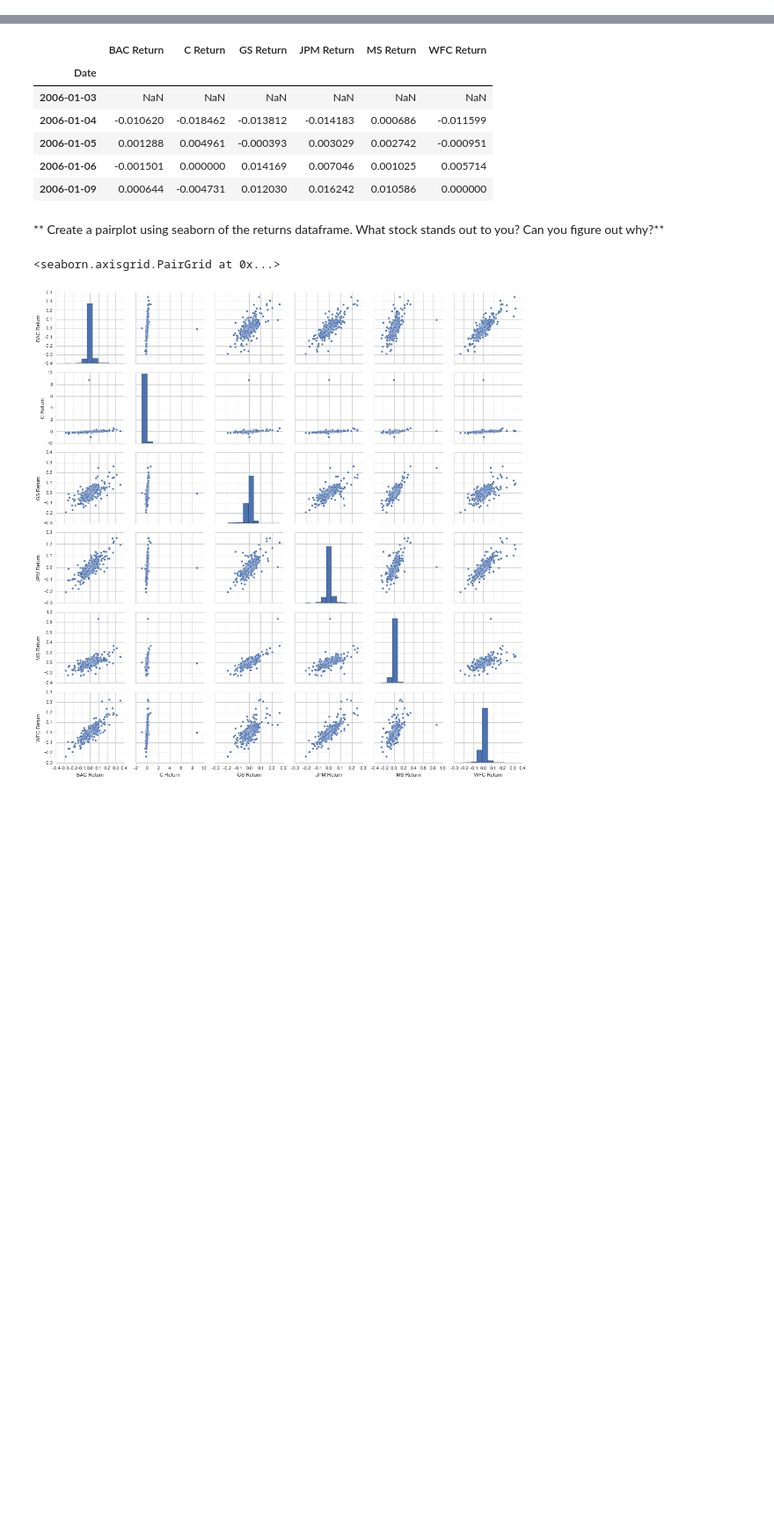
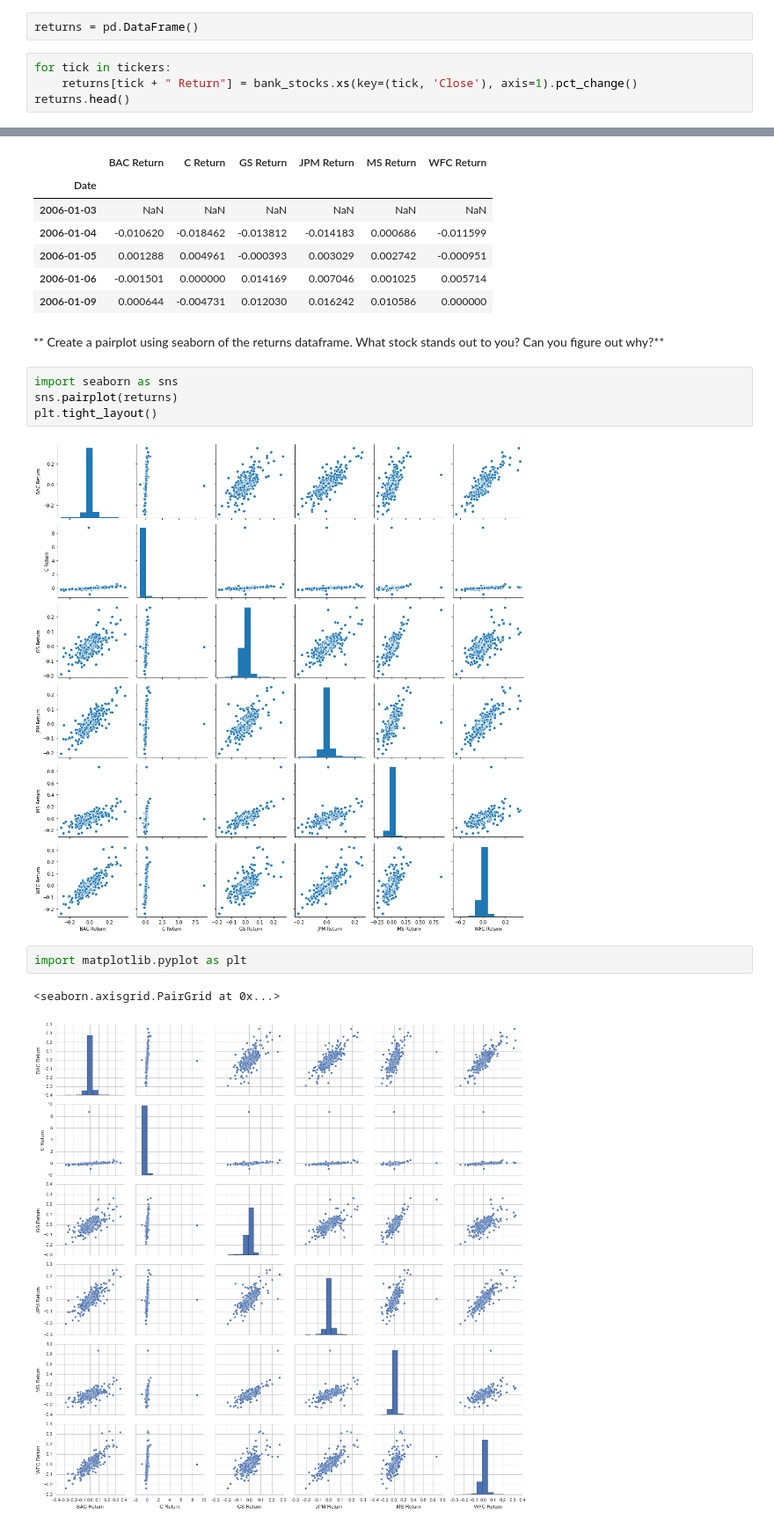
Before and after one commit to ethanhowang/DataLearning, a Jupyter notebook: Bootcamps/10-Data-Capstone-Projects/03-Finance Project.ipynb, the cells around one changed output, grey strips where cells are left out. Shown at 88% size. Drawn from its saved outputs; the diff is of its cells as text; blank space fills up the shorter version.

```diff
--- a/Bootcamps/10-Data-Capstone-Projects/03-Finance Project.ipynb
+++ b/Bootcamps/10-Data-Capstone-Projects/03-Finance Project.ipynb
@@ -222,0 +231,6 @@ bank_stocks.xs(key=('BAC','Close'), axis=1).iloc[0]
+# %%
+returns = pd.DataFrame()
+# %%
+for tick in tickers:
+    returns[tick + " Return"] = bank_stocks.xs(key=(tick, 'Close'), axis=1).pct_change()
+returns.head()
@@ -233,6 +255,14 @@ bank_stocks.xs(key=('BAC','Close'), axis=1).iloc[0]
 | 2006-01-09 | 0.000644 | -0.004731 | 0.012030 | 0.016242 | 0.010586 | 0.000000 |
 # %% [markdown]
 ** Create a pairplot using seaborn of the returns dataframe. What stock stands out to you? Can you figure out why?**
+# %%
+import seaborn as sns
+sns.pairplot(returns)
+plt.tight_layout()
+# %% [output]
+[figure, added]
+# %%
+import matplotlib.pyplot as plt
 # %%
 # %% [output]
 <seaborn.axisgrid.PairGrid at 0x...>
```
Also changed, not shown: parts of 9 cells of this notebook.
